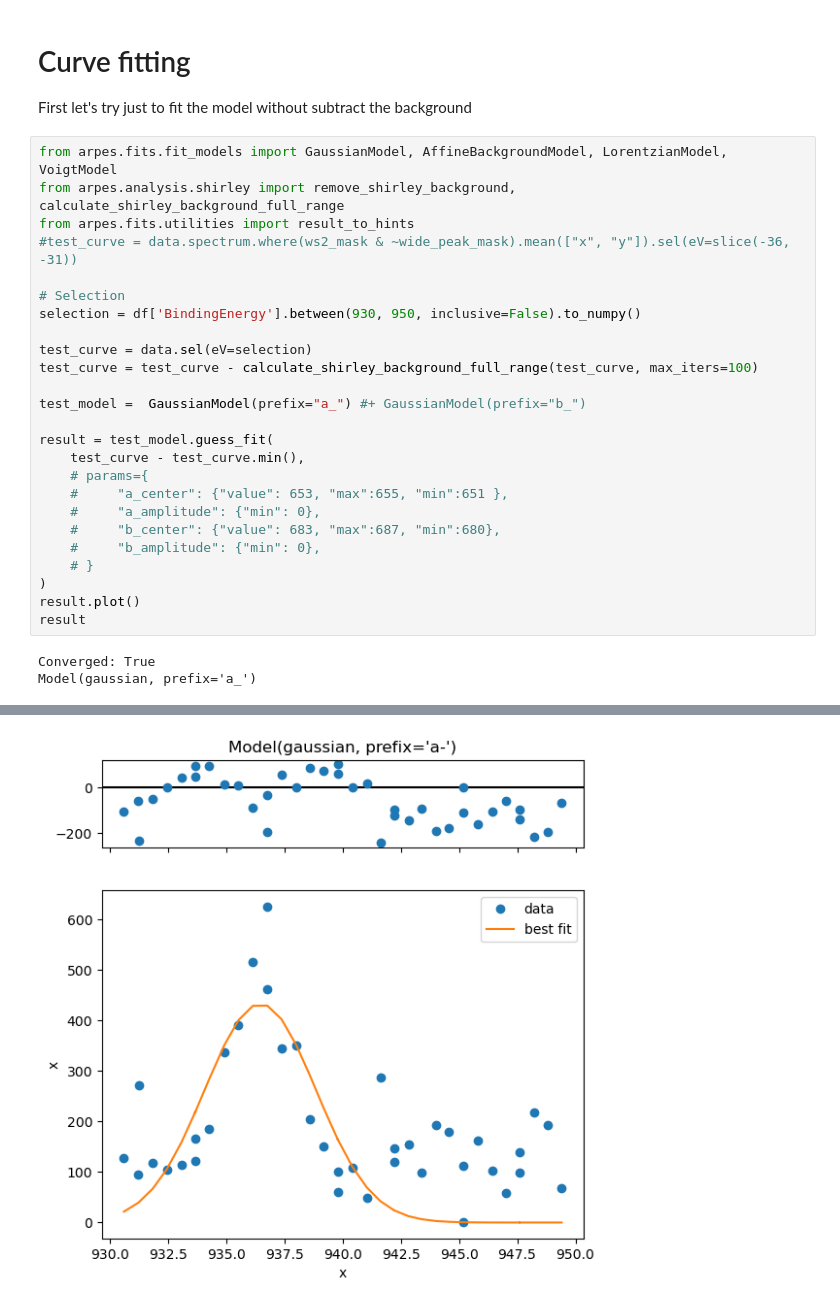
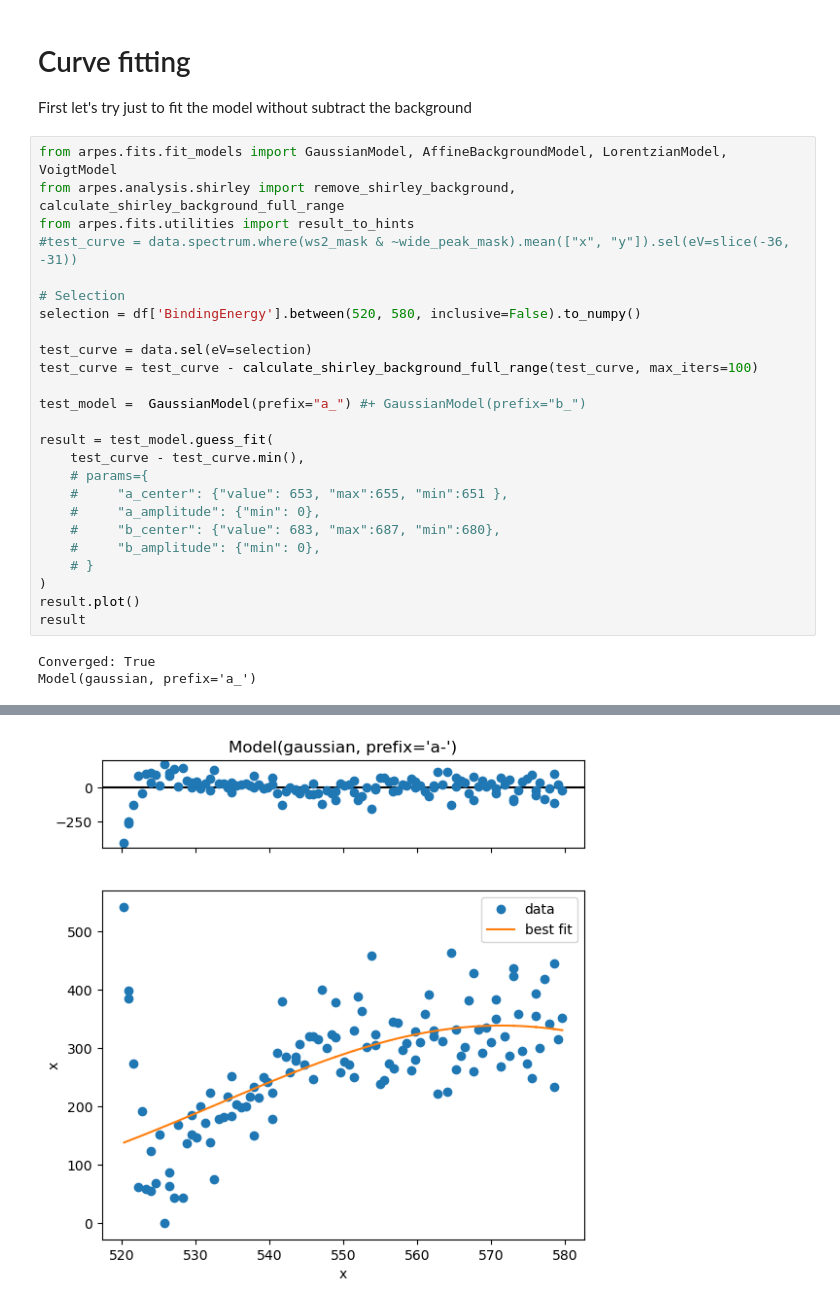
Before and after one commit to Nereumobu/advanced_lab_master, a Jupyter notebook: Ma_4/work_arpes_Coin_Mg_50V.ipynb, the cells around one changed output, grey strips where cells are left out. Drawn from its saved outputs; the diff is of its cells as text.

```diff
--- a/Ma_4/work_arpes_Coin_Mg_50V.ipynb
+++ b/Ma_4/work_arpes_Coin_Mg_50V.ipynb
@@ -137,7 +176,7 @@ from arpes.fits.utilities import result_to_hints
 #test_curve = data.spectrum.where(ws2_mask & ~wide_peak_mask).mean(["x", "y"]).sel(eV=slice(-36, -31))
 
 # Selection
-selection = df['BindingEnergy'].between(930, 950, inclusive=False).to_numpy()
+selection = df['BindingEnergy'].between(520, 580, inclusive=False).to_numpy()
 
 test_curve = data.sel(eV=selection)
 test_curve = test_curve - calculate_shirley_background_full_range(test_curve, max_iters=100)
@@ -167 +206 @@ Model(gaussian, prefix='a_')
-[figure, old version]
+[figure, new version]
```
Also changed, not shown: parts of 3 cells of this notebook, 3 other files.
